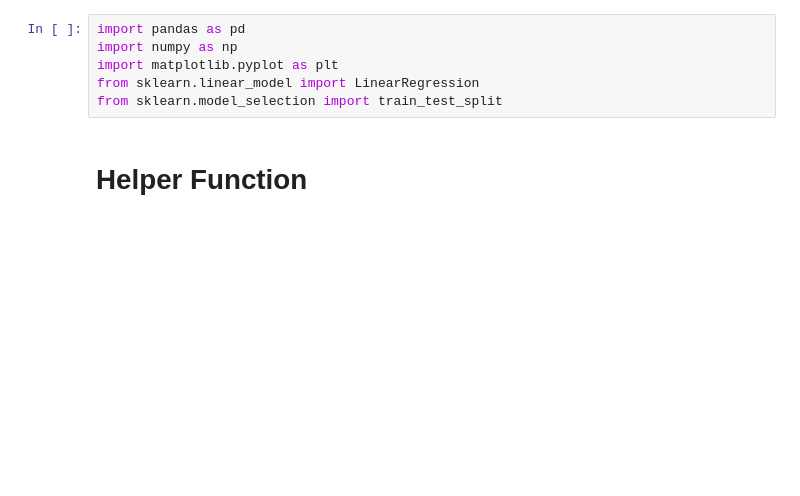
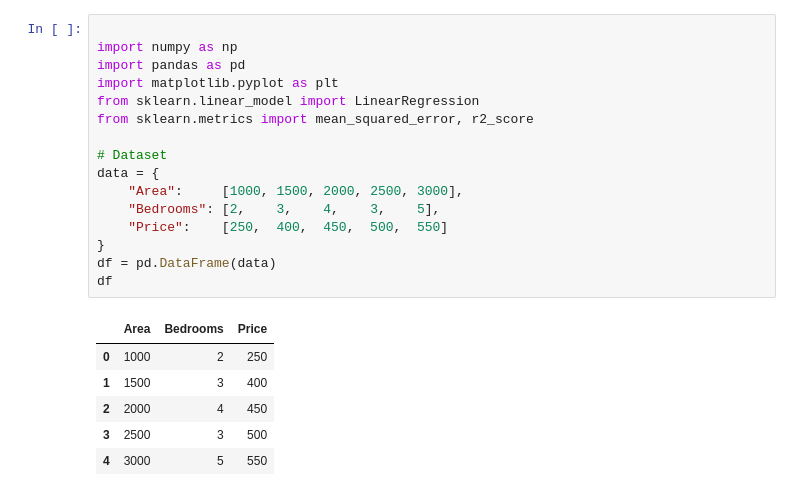
Before and after one commit to PR-Peri/Linear-Regression-Model-From-Scratch, a Jupyter notebook: Understanding-Multi-Linear-Regression.ipynb, the cells around one changed output. Cells and saved outputs as stored; diff of their text form; blank space fills up the shorter version.

```diff
--- a/Understanding-Multi-Linear-Regression.ipynb
+++ b/Understanding-Multi-Linear-Regression.ipynb
@@ -205,8 +23,23 @@ R-squared: 0.9387098237077806
 # %%
+
+import numpy as np
 import pandas as pd
-import numpy as np
 import matplotlib.pyplot as plt
 from sklearn.linear_model import LinearRegression
-from sklearn.model_selection import train_test_split
+from sklearn.metrics import mean_squared_error, r2_score
+
+# Dataset
+data = {
+    "Area":     [1000, 1500, 2000, 2500, 3000],
+    "Bedrooms": [2,    3,    4,    3,    5],
+    "Price":    [250,  400,  450,  500,  550]
+}
+df = pd.DataFrame(data)
+df
+# %% [output]
+|  | Area | Bedrooms | Price |
+| 0 | 1000 | 2 | 250 |
+| 1 | 1500 | 3 | 400 |
+| 2 | 2000 | 4 | 450 |
+| 3 | 2500 | 3 | 500 |
+| 4 | 3000 | 5 | 550 |
-# %% [markdown]
-<h1> Helper Function </h1>
```
Also changed, not shown: parts of 21 cells of this notebook.
